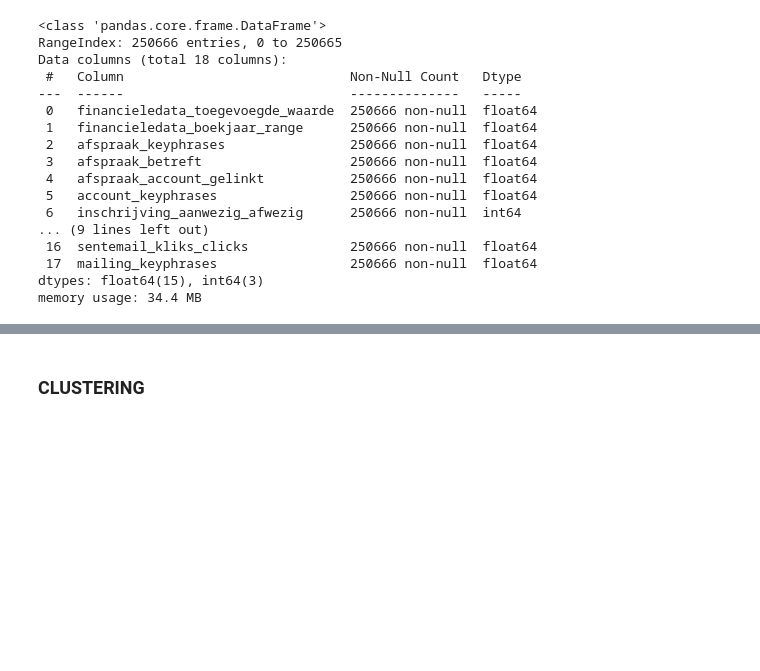
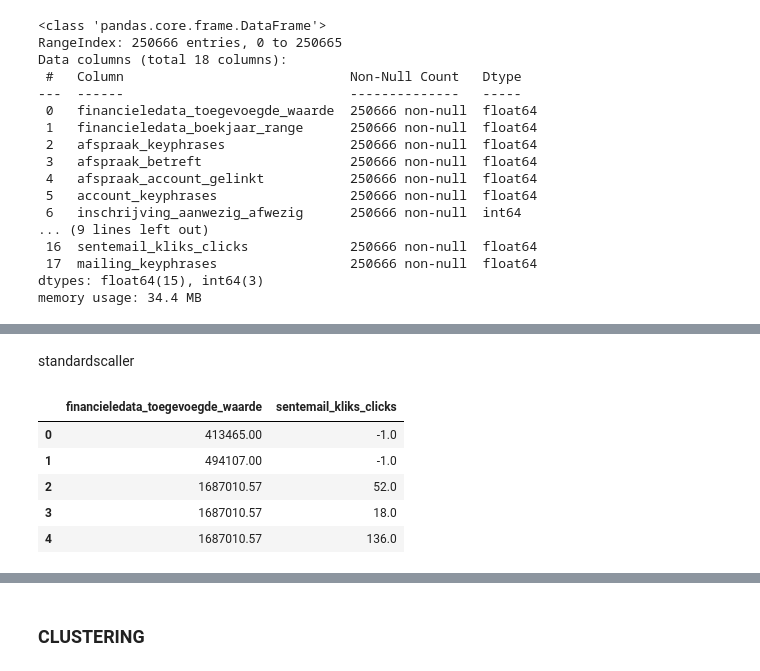
Before and after one commit to Floris-Buyse-FB/Data-Engineering-Project-2, a Jupyter notebook: scripts/AA_REC_SYSTEM_UNSUPERVISED copy.ipynb, the cells around one changed output, grey strips where cells are left out. Drawn from its saved outputs; the diff is of its cells as text; code cells hidden in the pictures; blank space fills up the shorter version.

```diff
--- a/scripts/AA_REC_SYSTEM_UNSUPERVISED copy.ipynb
+++ b/scripts/AA_REC_SYSTEM_UNSUPERVISED copy.ipynb
@@ -319,0 +319,12 @@ memory usage: 34.4 MB
+# %% [markdown]
+standardscaller
+# %%
+scaling_cols = df_embed[["financieledata_toegevoegde_waarde", "sentemail_kliks_clicks"]]
+scaling_cols.head()
+# %% [output]
+|  | financieledata_toegevoegde_waarde | sentemail_kliks_clicks |
+| 0 | 413465.00 | -1.0 |
+| 1 | 494107.00 | -1.0 |
+| 2 | 1687010.57 | 52.0 |
+| 3 | 1687010.57 | 18.0 |
+| 4 | 1687010.57 | 136.0 |
```
Also changed, not shown: parts of 17 cells of this notebook, 1 other file.
